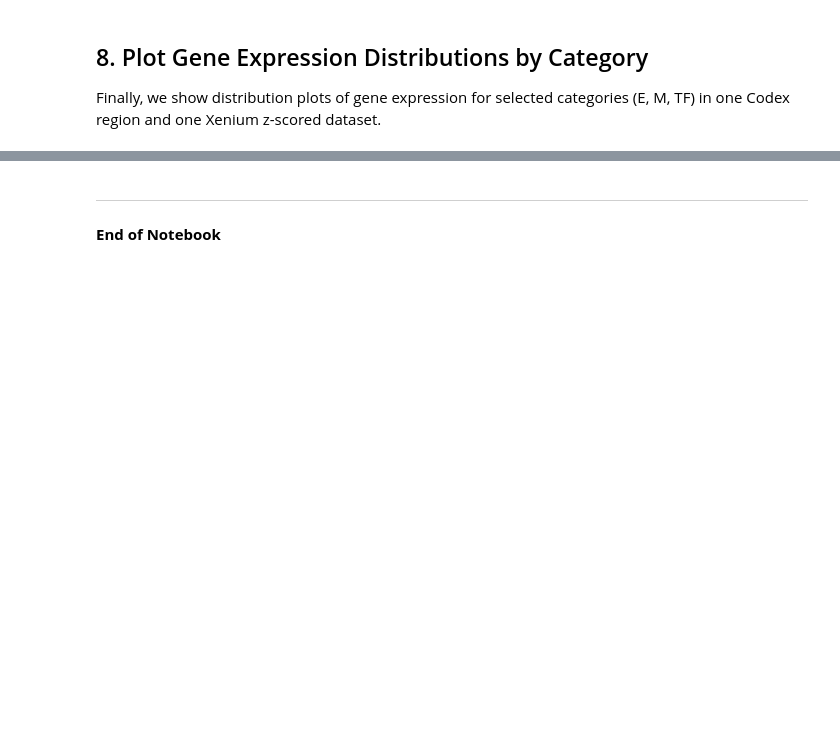
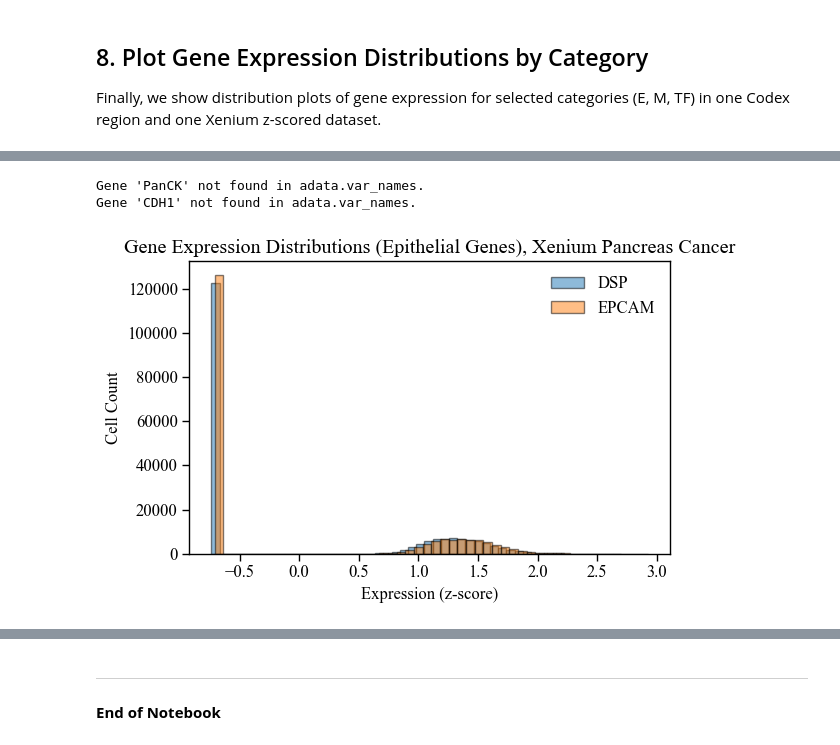
Before and after one commit to cellethology/tic, a Jupyter notebook: notebook/gen_variability.ipynb, the cells around one changed output, grey strips where cells are left out. Cells and saved outputs as stored; diff of their text form; code cells hidden in the pictures; blank space fills up the shorter version.

Commit message:
add from gene histograms

```diff
--- a/notebook/gen_variability.ipynb
+++ b/notebook/gen_variability.ipynb
@@ -442,0 +443,17 @@ plt.show()
+# %%
+from tic.plotting.gen_distribution import plot_gene_histograms
+
+plot_gene_histograms(
+    adata=xenium_pancreas_cancer,
+    genes=list(E_GENES),
+    bins=50,
+    subplot=False,
+    zscore=True,
+    figsize=(6, 4),
+    expression_key="X",
+    title="Gene Expression Distributions (Epithelial Genes), Xenium Pancreas Cancer"
+)
+# %% [output]
+Gene 'PanCK' not found in adata.var_names.
+Gene 'CDH1' not found in adata.var_names.
+[figure, added]
```
Also changed, not shown: parts of 9 cells of this notebook, 1 other file.
